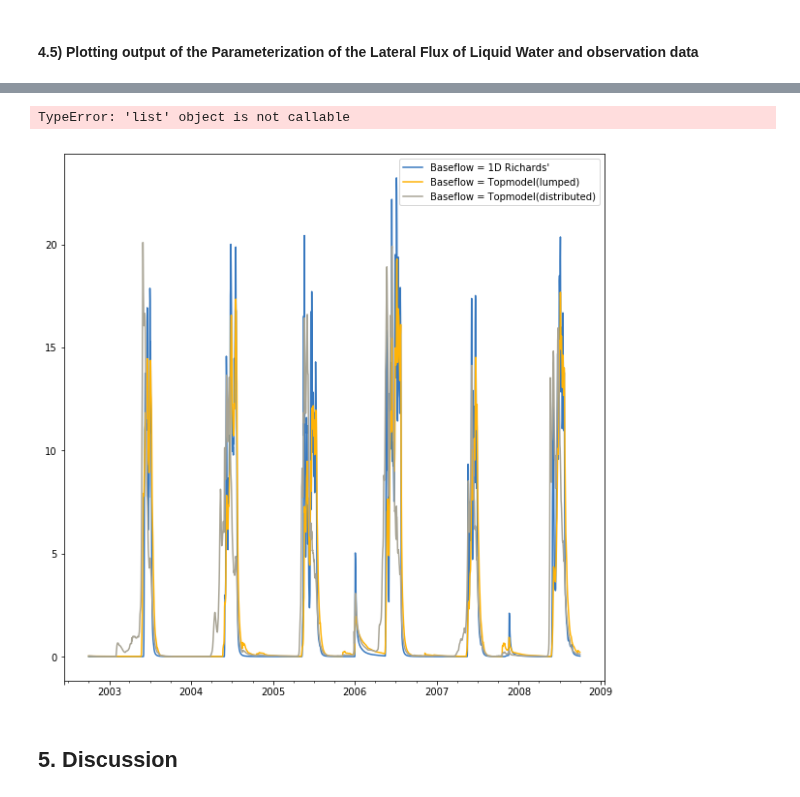
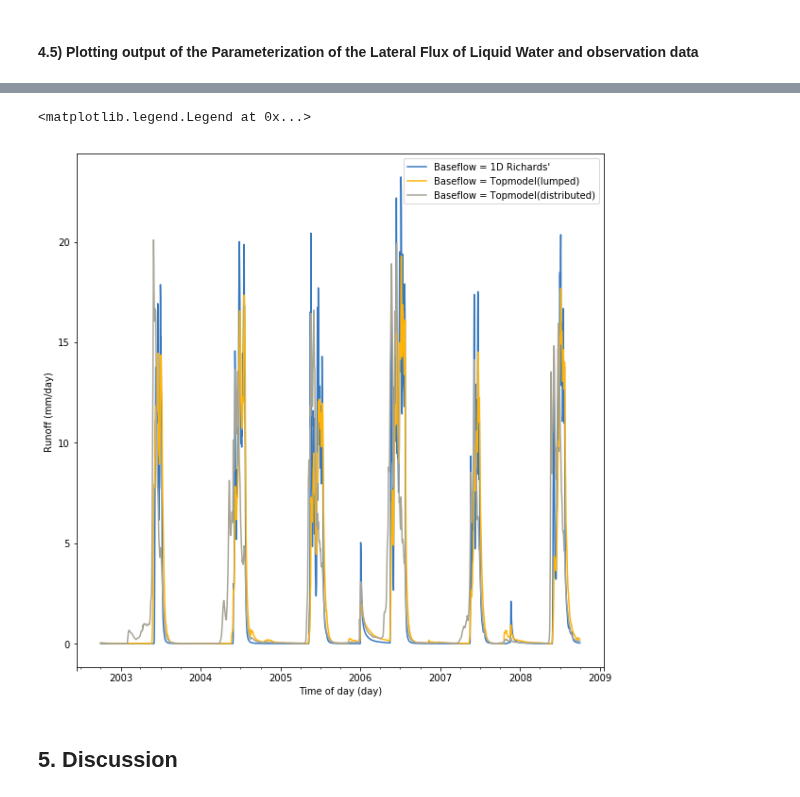
Before and after one commit to UW-Hydro/pysumma, a Jupyter notebook: notebooks/pySUMMA_Demo_Example_Fig9_Docker_develop_ver.ipynb, the cells around one changed output, grey strips where cells are left out. Saved outputs shown, nothing was run; the diff lists cells and outputs as text; code cells hidden in the pictures.

```diff
--- a/notebooks/pySUMMA_Demo_Example_Fig9_Docker_develop_ver.ipynb
+++ b/notebooks/pySUMMA_Demo_Example_Fig9_Docker_develop_ver.ipynb
@@ -156,6 +156,9 @@ S_1dRichards.initial_cond.filename
 # %%
 # run the model giving the output the suffix "1dRichards_docker_develop" and get "results_1dRichards" object
 results_1dRichards = S_1dRichards.execute(run_suffix="1dRichards_docker_develop", run_option = 'docker_develop')
+# %%
+R = Plotting(S_1dRichards.output_path.value+'basinRunoff_output_1dRichards_docker_develop_timestep.nc')
+results_1dRichards = R.open_netcdf()
 # %% [markdown]
 ### 4) Create pySUMMA Simulation Object of Lumped Topmodel method and Run SUMMA Model
 # %%
@@ -209,6 +212,9 @@ S_lumpedTopmodel.initial_cond.filename
 # %%
 # run the model giving the output the suffix "lumpedTopmodel_docker_develop" and get "results_lumpedTopmodel" object
 results_lumpedTopmodel = S_lumpedTopmodel.execute(run_suffix="lumpedTopmodel_docker_develop", run_option = 'docker_develop')
+# %%
+L = Plotting(S_lumpedTopmodel.output_path.value+'basinRunoff_output_lumpedTopmodel_docker_develop_timestep.nc')
+results_lumpedTopmodel = L.open_netcdf()
 # %% [markdown]
 ### 5) Create pySUMMA Simulation Object of Distributed Topmodel method and Run SUMMA Model
 # %%
@@ -262,6 +268,9 @@ S_distributedTopmodel.initial_cond.filename
 # %%
 # run the model giving the output the suffix "distributedTopmodel_docker_develop" and get "results_distributedTopmodel" object
 results_distributedTopmodel = S_distributedTopmodel.execute(run_suffix="distributedTopmodel_docker_develop", run_option = 'docker_develop')
+# %%
+D = Plotting(S_distributedTopmodel.output_path.value+'basinRunoff_output_distributedTopmodel_docker_develop_timestep.nc')
+results_distributedTopmodel = D.open_netcdf()
 # %% [markdown]
 ## 4. Results
 # %% [markdown]
@@ -458,19 +532,19 @@ dtype: float64
 # %%
 # create plot with the Parameterization of model representation of the lateral flux of liquid water
 Runoff_Combine_Graph = Runoff_Combine.plot()
-Runoff_Combine_Graph.lines(obs_date, obs_streamflow_daily)
+Runoff_Combine_Graph.plot(obs_date, obs_streamflow_daily)
 
 #ET_Combine_Graph.scatter(xvals, df_gp_hr['Observation (aspen)'])
 
 # plot scatter with x='xvals', y='Observation (aspen)'
 #Runoff_Combine_Graph.fill(dates)#, df_filt['Observation'])
 # add x, y label
 Runoff_Combine_Graph.set(xlabel='Time of day (day)', ylabel='Runoff (mm/day) ')
 # show up the legend
 Runoff_Combine_Graph.legend()
 # %% [output]
-TypeError: 'list' object is not callable
+<matplotlib.legend.Legend at 0x...>
-[figure, old version]
+[figure, new version]
 # %% [markdown]
 ## 5. Discussion
 # %% [markdown]
```
Also changed, not shown: parts of 6 cells of this notebook.
